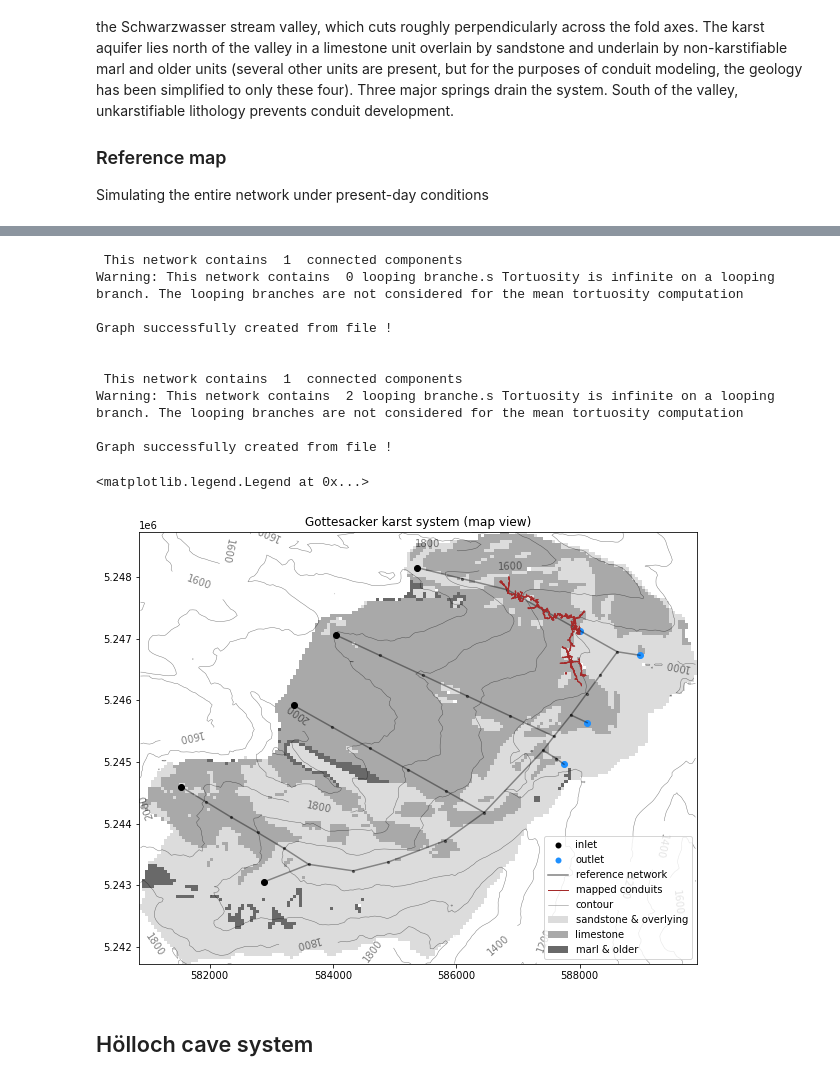
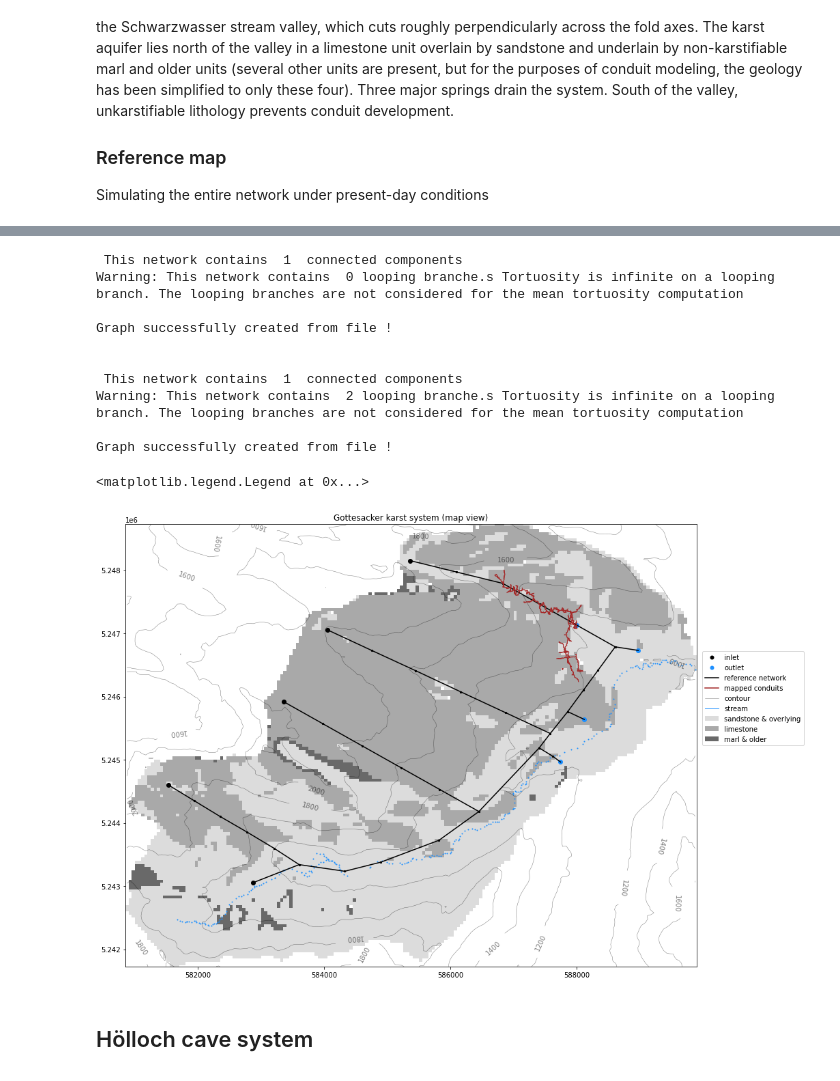
Before and after one commit to randlab/pyKasso, a Jupyter notebook: notebooks/Paper3.ipynb, the cells around one changed output, grey strips where cells are left out. Drawn from its saved outputs; the diff is of its cells as text; code cells hidden in the pictures.

Commit message:
paper figures

```diff
--- a/notebooks/Paper3.ipynb
+++ b/notebooks/Paper3.ipynb
@@ -222,5 +223,5 @@ Computing:
 # %%
-f = plt.figure(figsize=(10,10))
+f = plt.figure(figsize=(15,15))
 ax = f.add_subplot(111, aspect='equal')
 ax.set_title('Gottesacker karst system (map view)')
 
@@ -229,53 +230,56 @@ cmap_frac = matplotlib.colors.ListedColormap(['whitesmoke'])
 cmap_frac.set_under(color='w', alpha=0)                                                             #set values under limit to transparent
 frac = catchment.geology.data['fractures']['data'].copy()                                           #get fracture array
 frac[frac<1] = -1                                                                                   #set all non-fracture cells under limit (prevents them from displaying)
+streams = np.loadtxt('inputs/paper3/streams_points3D.csv', delimiter=',')  #load raw csv file
 
 plt.imshow(catchment.geology.data['geology']['data'], origin='lower', extent=catchment.grid.extent, cmap=cmap_geo)
 #plt.imshow(frac,                                      origin='lower', extent=catchment.grid.extent, cmap=cmap_frac,     vmin=0,vmax=1)
 c = plt.contour(catchment.grid.X,catchment.grid.Y, catchment.geology.data['topography']['data'], colors=['k'], alpha=0.5, linewidths=0.5)
 plt.clabel(c, inline=True, inline_spacing=20, fontsize=10, fmt='%1.0f', rightside_up=False, use_clabeltext=True)
-load_network('inputs/paper3/base', plot=True, ax=ax, plot_nodes=True, lw=1.5, alpha=0.4)
+load_network('inputs/paper3/base', plot=True, ax=ax, plot_nodes=True, lw=1.5, alpha=1)
 load_network('inputs/paper3/holloch3D', clean=True, plot=True, ax=ax, color='brown')
 #catchment.show_network(ax=ax, data=catchment.karst_simulations[0], simplify=False, labels=[], plot_nodes=False, legend=False, color='k')
 plt.scatter(catchment.inlets[:,0],  catchment.inlets[:,1],  c='k')
 plt.scatter(catchment.outlets[:,0], catchment.outlets[:,1], c='dodgerblue')
 plt.scatter(588006.66, 5247129.20, c='dodgerblue')
+plt.scatter(streams[:,0], streams[:,1], c='dodgerblue', s=1)
 
 label = False
 if label:
     inlet_labels  = ['N21', 'N16', 'N1', 'N6', 'N11']
     outlet_labels = ['QS', 'QE', 'QA']
     for i,inlet in enumerate(catchment.inlets):
         ax.annotate(inlet_labels[i],  xy=(inlet[0]-400,  inlet[1]))
     for o,outlet in enumerate(catchment.outlets):
         ax.annotate(outlet_labels[o], xy=(outlet[0]+100, outlet[1]), c='dodgerblue')
     ax.annotate('QO', xy=(588006.66+100, 5247129.20), c='dodgerblue')
 
 legend = [matplotlib.lines.Line2D([0], [0], marker='o', color='none', markerfacecolor='k', markeredgecolor='none', label='inlet'),
           matplotlib.lines.Line2D([0], [0], marker='o', color='none', markerfacecolor='dodgerblue', markeredgecolor='none', label='outlet'),
           #matplotlib.lines.Line2D([0], [0], color='k',     lw=2,   label='simulated network'),
-          matplotlib.lines.Line2D([0], [0], color='gray',  lw=1.5, label='reference network'),
-          matplotlib.lines.Line2D([0], [0], color='brown', lw=1,   label='mapped conduits'),
+          matplotlib.lines.Line2D([0], [0], color='k',  lw=1.5, label='reference network'),
+          matplotlib.lines.Line2D([0], [0], color='brown', lw=1.5,   label='mapped conduits'),
           matplotlib.lines.Line2D([0], [0], color='gray',  lw=0.5, label='contour'),
           #matplotlib.lines.Line2D([0], [0], color='k',     lw=1,   label='cross-section'),
           #matplotlib.lines.Line2D([0], [0], color='r',     lw=1,   label='boundary'),
+          matplotlib.lines.Line2D([0], [0], color='dodgerblue',  lw=1,   label='stream'),
           matplotlib.patches.Patch(facecolor='gainsboro',  label='sandstone & overlying'),
           matplotlib.patches.Patch(facecolor='darkgray',   label='limestone'),
           matplotlib.patches.Patch(facecolor='dimgrey',    label='marl & older')]
-plt.legend(handles=legend, loc=[.725,.01]) #to put on right side: loc=[1.01,0.5], to put in right corner: loc=[0.72,0.01], to put in left corner: loc=[0.01,0.01]
+plt.legend(handles=legend, loc=[1.01, 0.5]) #to put on right side: loc=[1.01,0.5], to put in right corner: loc=[0.72,0.01], to put in left corner: loc=[0.01,0.01]
 # %% [output]
  This network contains  1  connected components
 Warning: This network contains  0 looping branche.s Tortuosity is infinite on a looping branch. The looping branches are not considered for the mean tortuosity computation
 
 Graph successfully created from file !
 
 
  This network contains  1  connected components
 Warning: This network contains  2 looping branche.s Tortuosity is infinite on a looping branch. The looping branches are not considered for the mean tortuosity computation
 
 Graph successfully created from file !
 <matplotlib.legend.Legend at 0x...>
-[figure, old version]
+[figure, new version]
 # %% [markdown]
 ## Hölloch cave system ##
 # %%
```
Also changed, not shown: parts of 6 cells of this notebook, 2 other files.
